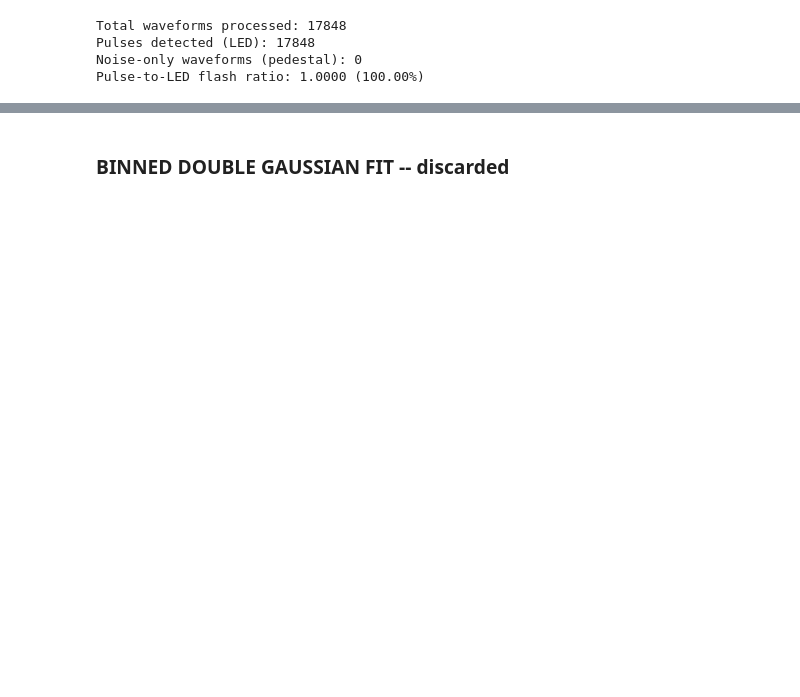
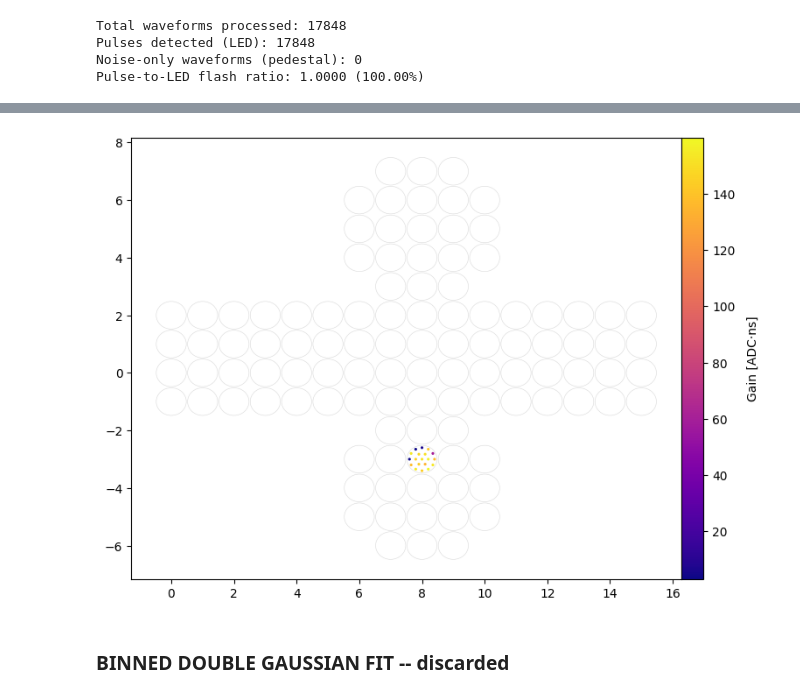
Before and after one commit to elenaramos44/WCTE_MC-Data_Validation_with_GAIN_Calibration, a Jupyter notebook: CALIBRATION.ipynb, the cells around one changed output, grey strips where cells are left out. Saved outputs shown, nothing was run; the diff lists cells and outputs as text; code cells hidden in the pictures; blank space fills up the shorter version.

```diff
--- a/CALIBRATION.ipynb
+++ b/CALIBRATION.ipynb
@@ -1460,2 +1781,72 @@ plt.show()
+# %%
+import numpy as np
+import matplotlib.pyplot as plt
+import matplotlib.colors as colors
+import sys
+import os
+
+# ---------------- USER CONFIG ----------------
+card_id = 12
+slot_id = 1
+# Path to your .npz gain results (already computed)
+npz_dir = "/scratch/elena/WCTE_DATA_ANALYSIS/WCTE_MC-Data_Validation_with_GAIN_Calibration/"
+# Path to EventDisplay code
+wcte_event_display_path = "/scratch/elena/WCTE_DATA_ANALYSIS/WCTE_2025_commissioning/2025_data/WCTE_event_display"
+sys.path.append(wcte_event_display_path)
+
+from EventDisplay import EventDisplay
+
+# ---------------- LOAD RESULTS ----------------
+# Assuming 'results' is already loaded from your MC doubleGauss npz files
+# If not, load like this:
+n_chunks = 15
+npz_files = [f"{npz_dir}NEW_doubleGauss_run2307_{i}.npz" for i in range(n_chunks+1)]
+all_results_list = [np.load(f)["results"] for f in npz_files]
+results = np.concatenate(all_results_list)
+
+# ---------------- INIT EventDisplay ----------------
+ed = EventDisplay()
+ed.load_mPMT_positions("mPMT_2D_projection_angles.csv")
+
+# ---------------- CREATE GAINS ARRAY ----------------
+gain_per_channel = np.full(ed.nChannels, np.nan)
+
+# Filter results to only the mPMT of interest
+entries = results[(results['card_id'] == card_id) & (results['slot_id'] == slot_id)]
+for entry in entries:
+    ch = int(entry['channel_id'])
+    gain = float(entry['gain'])
+    mPMT_id = slot_id  # slot corresponds to mPMT index
+    idx = 19 * mPMT_id + ch
+    if idx < ed.nChannels:
+        gain_per_channel[idx] = gain
+
+# ---------------- PLOT EVENT DISPLAY ----------------
+# Show only this mPMT
+ed.plotEventDisplay(
+    data=gain_per_channel,
+    color_map=plt.cm.plasma,
+    color_norm=colors.Normalize(
+        vmin=np.nanmin(gain_per_channel),
+        vmax=np.nanmax(gain_per_channel)
+    ),
+    color_label="Gain [ADC·ns]",
+    fig_width=8,
+    show_zero=True,
+    style=None
+)
+
+# ---------------- ADD SLOT AND CARD LABELS ----------------
+for mPMT_idx, (x, y) in enumerate(ed.mPMT_2D_projection[:, 1:3]):
+    if mPMT_idx != slot_id:
+        continue  # only show labels for this mPMT
+    # Plot slot and card IDs
+    #plt.text(x, y + 0.05, str(slot_id), color='k', fontsize=10, fontweight='bold', ha='center', va='bottom')
+    #plt.text(x, y - 0.05, str(card_id), color='k', fontsize=10, fontweight='bold',ha='center', va='top')
+
+plt.tight_layout()
+plt.show()
+# %% [output]
+[figure, added]
 # %% [markdown]
 ### BINNED DOUBLE GAUSSIAN FIT -- discarded
```
Also changed, not shown: parts of 19 cells of this notebook.
